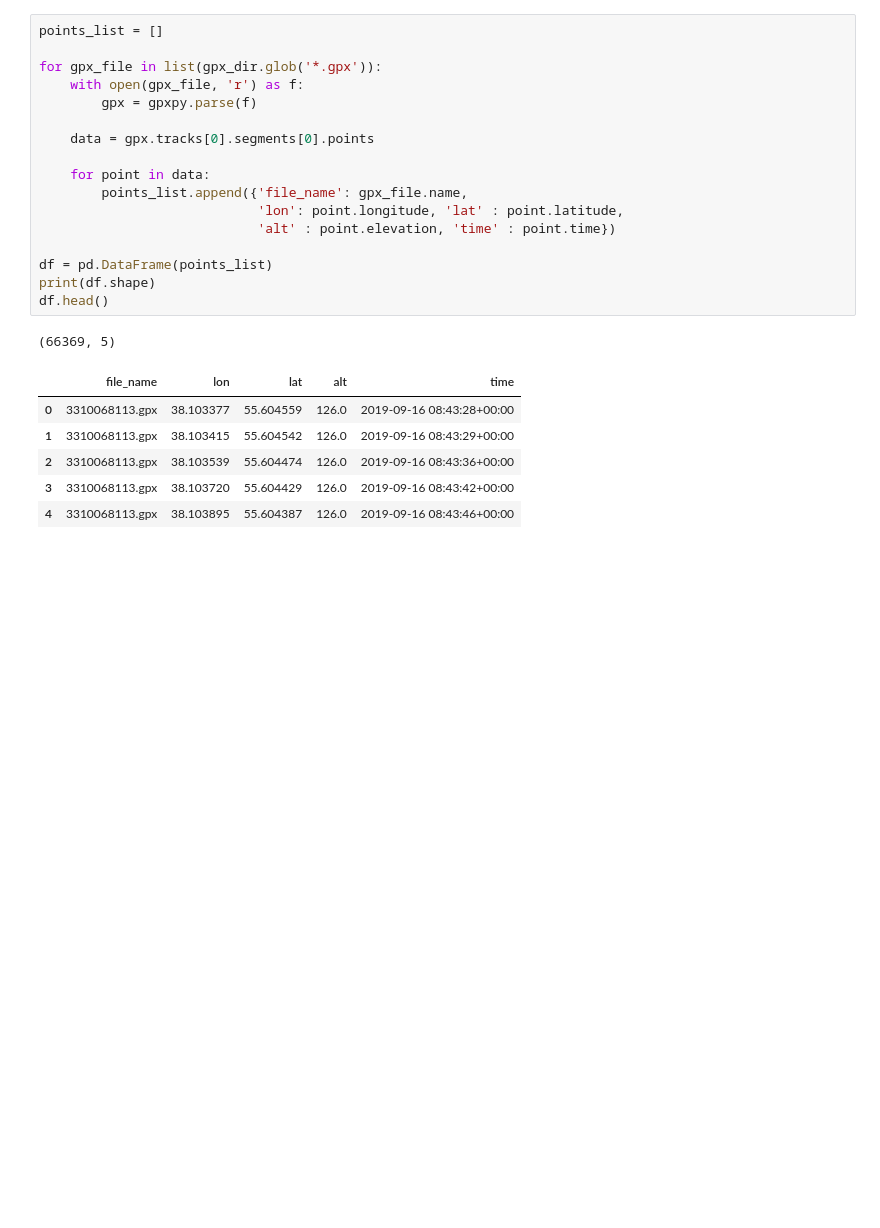
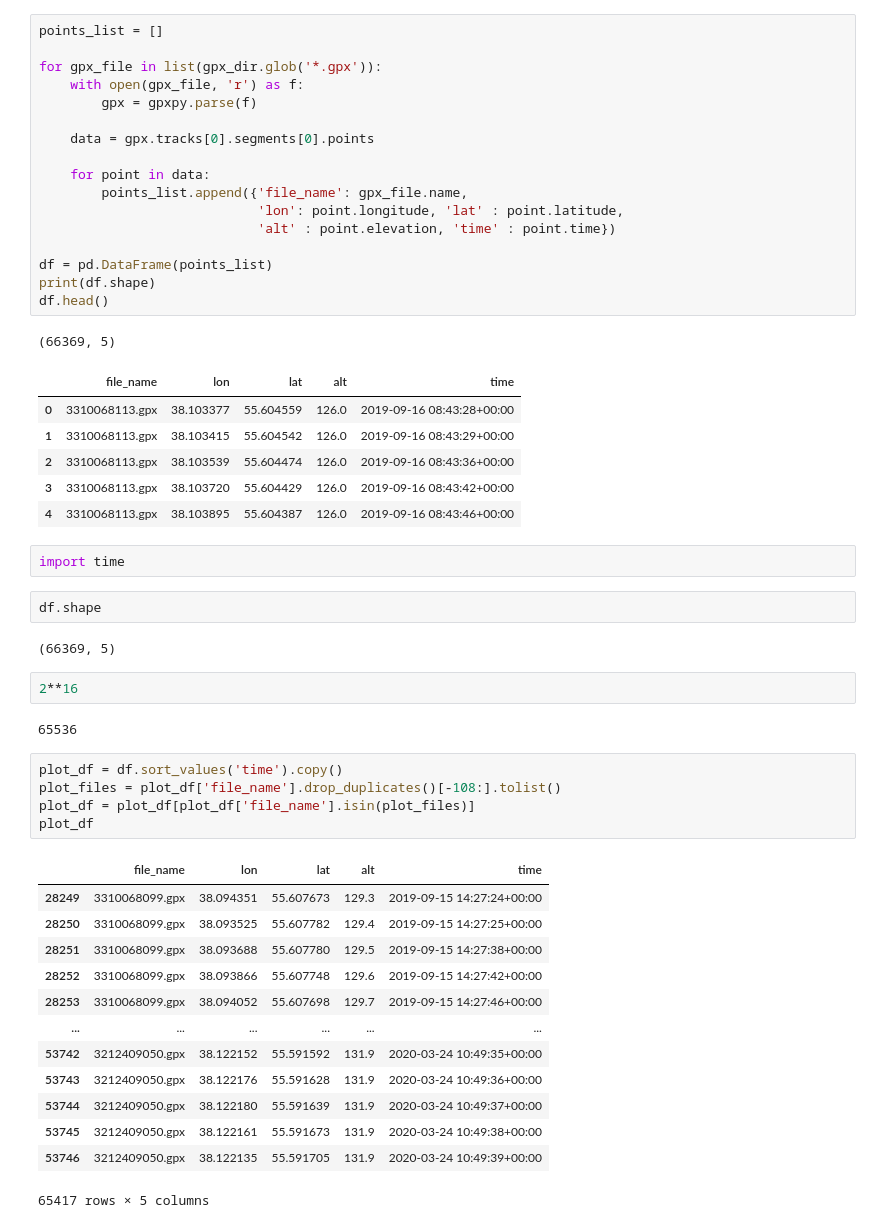
Before and after one commit to labdmitriy/running, a Jupyter notebook: Analysis.ipynb, the cells around one changed output. Drawn from its saved outputs; the diff is of its cells as text; blank space fills up the shorter version.

Commit message:
Add limit to plot last n routes

```diff
--- a/Analysis.ipynb
+++ b/Analysis.ipynb
@@ -42,6 +42,35 @@ df.head()
 | 2 | 3310068113.gpx | 38.103539 | 55.604474 | 126.0 | 2019-09-16 08:43:36+00:00 |
 | 3 | 3310068113.gpx | 38.103720 | 55.604429 | 126.0 | 2019-09-16 08:43:42+00:00 |
 | 4 | 3310068113.gpx | 38.103895 | 55.604387 | 126.0 | 2019-09-16 08:43:46+00:00 |
+# %%
+import time
+# %%
+df.shape
+# %% [output]
+(66369, 5)
+# %%
+2**16
+# %% [output]
+65536
+# %%
+plot_df = df.sort_values('time').copy()
+plot_files = plot_df['file_name'].drop_duplicates()[-108:].tolist()
+plot_df = plot_df[plot_df['file_name'].isin(plot_files)]
+plot_df
+# %% [output]
+|  | file_name | lon | lat | alt | time |
+| 28249 | 3310068099.gpx | 38.094351 | 55.607673 | 129.3 | 2019-09-15 14:27:24+00:00 |
+| 28250 | 3310068099.gpx | 38.093525 | 55.607782 | 129.4 | 2019-09-15 14:27:25+00:00 |
+| 28251 | 3310068099.gpx | 38.093688 | 55.607780 | 129.5 | 2019-09-15 14:27:38+00:00 |
+| 28252 | 3310068099.gpx | 38.093866 | 55.607748 | 129.6 | 2019-09-15 14:27:42+00:00 |
+| 28253 | 3310068099.gpx | 38.094052 | 55.607698 | 129.7 | 2019-09-15 14:27:46+00:00 |
+| ... | ... | ... | ... | ... | ... |
+| 53742 | 3212409050.gpx | 38.122152 | 55.591592 | 131.9 | 2020-03-24 10:49:35+00:00 |
+| 53743 | 3212409050.gpx | 38.122176 | 55.591628 | 131.9 | 2020-03-24 10:49:36+00:00 |
+| 53744 | 3212409050.gpx | 38.122180 | 55.591639 | 131.9 | 2020-03-24 10:49:37+00:00 |
+| 53745 | 3212409050.gpx | 38.122161 | 55.591673 | 131.9 | 2020-03-24 10:49:38+00:00 |
+| 53746 | 3212409050.gpx | 38.122135 | 55.591705 | 131.9 | 2020-03-24 10:49:39+00:00 |
+65417 rows × 5 columns
 # %%
 fig, axes = plt.subplots(figsize=(8, 16))
 
```
Also changed, not shown: parts of 2 cells of this notebook.
